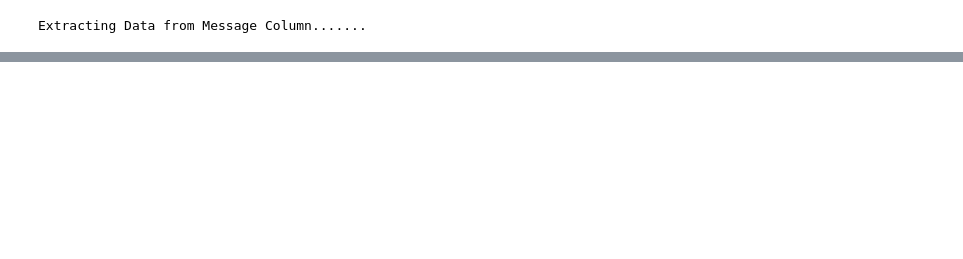
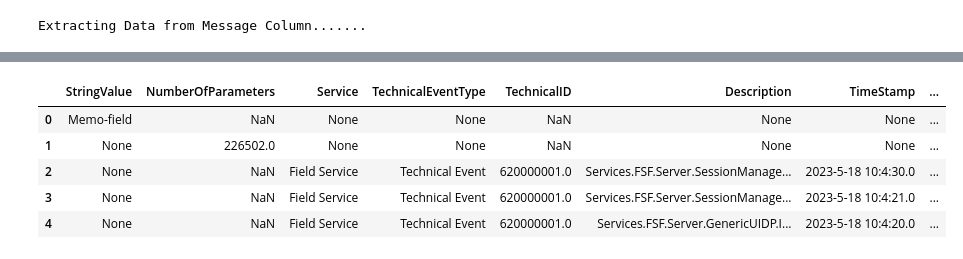
Before and after one commit to Aylore/filament-component-failure-prediction, a Jupyter notebook: notebooks/EDA.ipynb, the cells around one changed output, grey strips where cells are left out. Cells and saved outputs as stored; diff of their text form; code cells hidden in the pictures; blank space fills up the shorter version.

```diff
--- a/notebooks/EDA.ipynb
+++ b/notebooks/EDA.ipynb
@@ -61,0 +50,10 @@ plt.plot([9,5,4,8])#[1,2,5,4,8])
+# %%
+df = pd.read_xml("../data/KUH.XML")
+df.head()
+# %% [output]
+|  | StringValue | NumberOfParameters | Service | TechnicalEventType | TechnicalID | Description | TimeStamp | ... |
+| 0 | Memo-field | NaN | None | None | NaN | None | None | ... |
+| 1 | None | 226502.0 | None | None | NaN | None | None | ... |
+| 2 | None | NaN | Field Service | Technical Event | 620000001.0 | Services.FSF.Server.SessionManage... | 2023-5-18 10:4:30.0 | ... |
+| 3 | None | NaN | Field Service | Technical Event | 620000001.0 | Services.FSF.Server.SessionManage... | 2023-5-18 10:4:21.0 | ... |
+| 4 | None | NaN | Field Service | Technical Event | 620000001.0 | Services.FSF.Server.GenericUIDP.I... | 2023-5-18 10:4:20.0 | ... |
```
Also changed, not shown: parts of 9 cells of this notebook, 9 other files.
